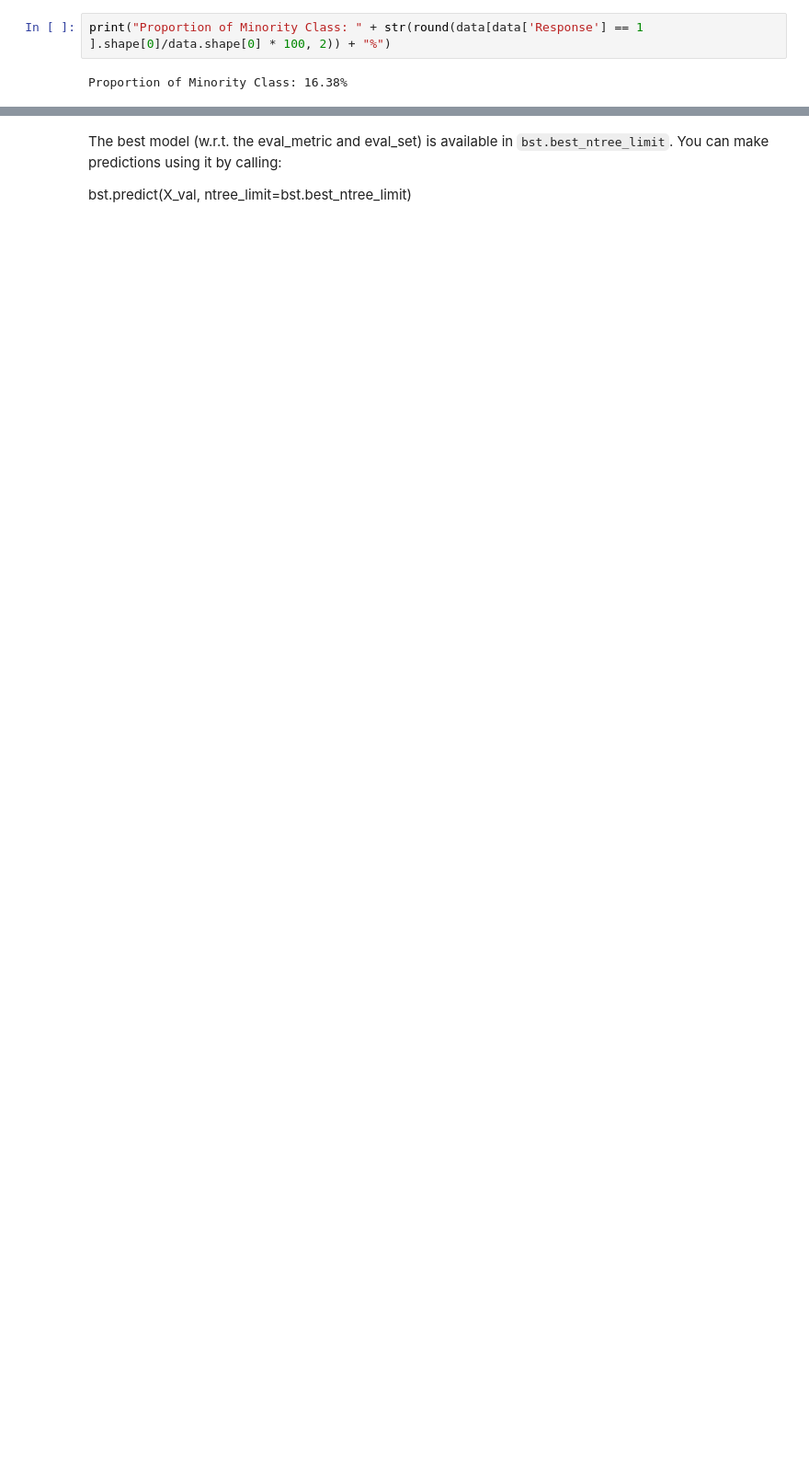
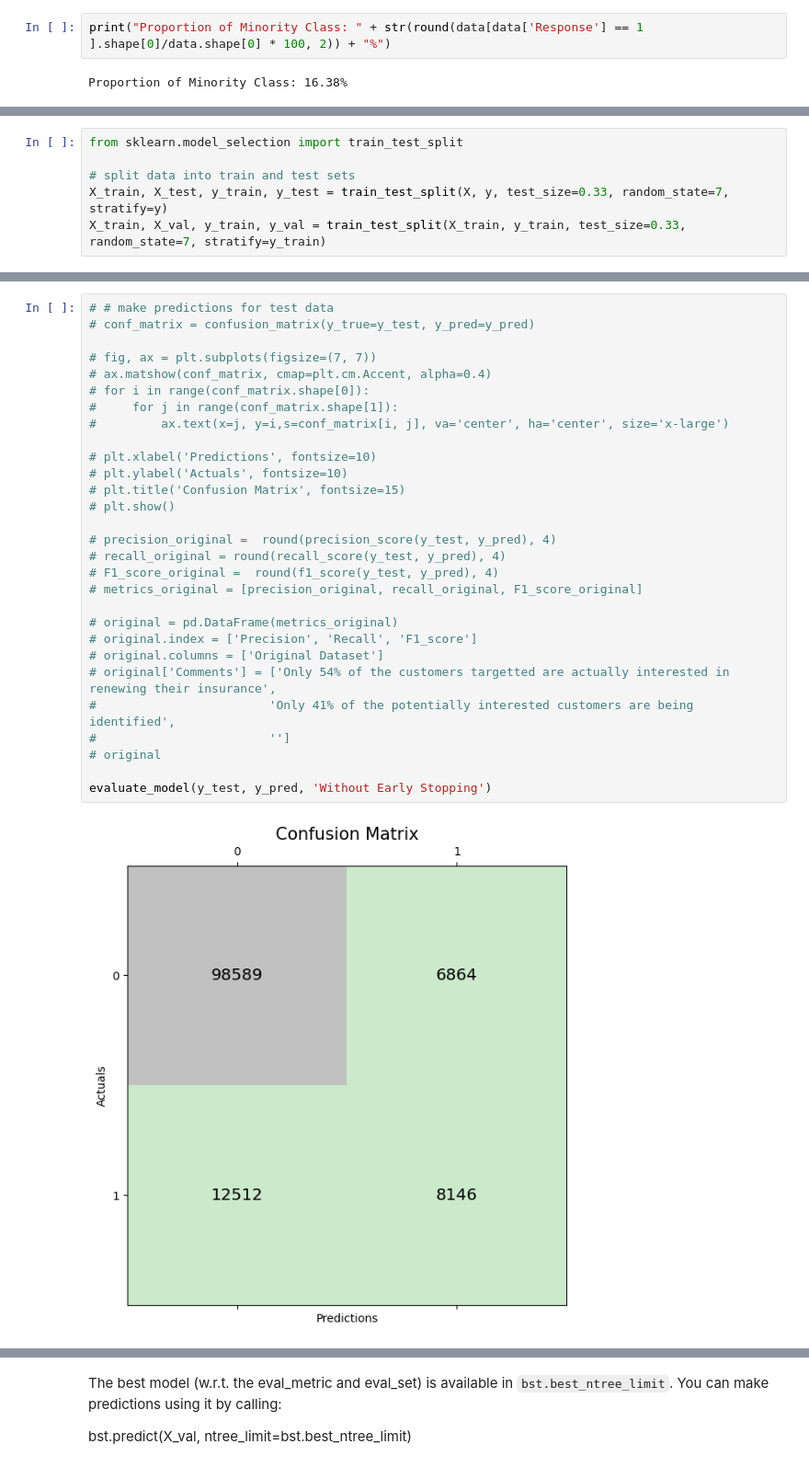
Before and after one commit to AILAB-CEFET-RJ/cic1205, a Jupyter notebook: notebooks/regularization.ipynb, the cells around one changed output, grey strips where cells are left out. Shown at 92% size. Drawn from its saved outputs; the diff is of its cells as text; blank space fills up the shorter version.

```diff
--- a/notebooks/regularization.ipynb
+++ b/notebooks/regularization.ipynb
@@ -64,0 +109,6 @@ Proportion of Minority Class in test set: 16.38%
+# %%
+from sklearn.model_selection import train_test_split
+
+# split data into train and test sets
+X_train, X_test, y_train, y_test = train_test_split(X, y, test_size=0.33, random_state=7, stratify=y)
+X_train, X_val, y_train, y_val = train_test_split(X_train, y_train, test_size=0.33, random_state=7, stratify=y_train)
@@ -64,0 +121,31 @@ Proportion of Minority Class in test set: 16.38%
+# %%
+# # make predictions for test data
+# conf_matrix = confusion_matrix(y_true=y_test, y_pred=y_pred)
+
+# fig, ax = plt.subplots(figsize=(7, 7))
+# ax.matshow(conf_matrix, cmap=plt.cm.Accent, alpha=0.4)
+# for i in range(conf_matrix.shape[0]):
+#     for j in range(conf_matrix.shape[1]):
+#         ax.text(x=j, y=i,s=conf_matrix[i, j], va='center', ha='center', size='x-large')
+
+# plt.xlabel('Predictions', fontsize=10)
+# plt.ylabel('Actuals', fontsize=10)
+# plt.title('Confusion Matrix', fontsize=15)
+# plt.show()
+
+# precision_original =  round(precision_score(y_test, y_pred), 4)
+# recall_original = round(recall_score(y_test, y_pred), 4)
+# F1_score_original =  round(f1_score(y_test, y_pred), 4)
+# metrics_original = [precision_original, recall_original, F1_score_original]
+
+# original = pd.DataFrame(metrics_original)
+# original.index = ['Precision', 'Recall', 'F1_score']
+# original.columns = ['Original Dataset']
+# original['Comments'] = ['Only 54% of the customers targetted are actually interested in renewing their insurance',
+#                        'Only 41% of the potentially interested customers are being identified',
+#                        '']
+# original
+
+evaluate_model(y_test, y_pred, 'Without Early Stopping')
+# %% [output]
+[figure, added]
```
Also changed, not shown: parts of 15 cells of this notebook, 3 other files.
